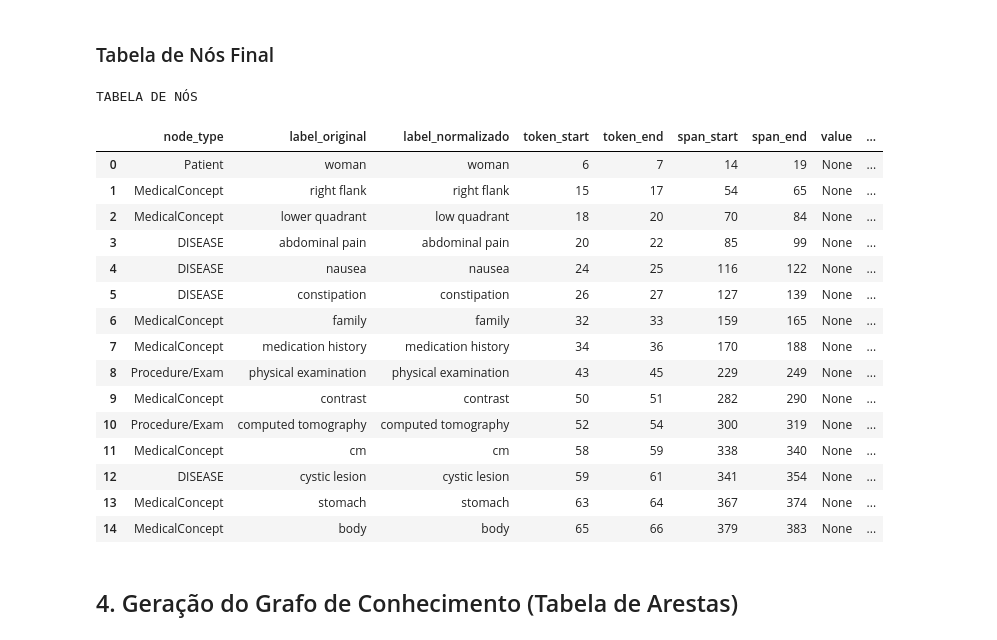
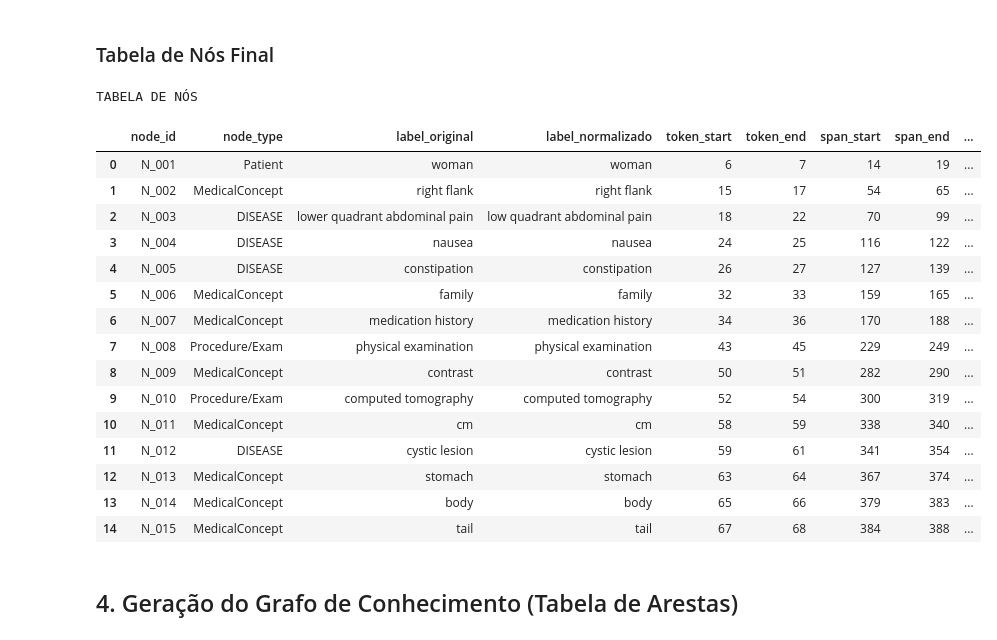
Before and after one commit to jpfrare/MC896-NLP, a Jupyter notebook: project1/pipelines/notebooks/pipeline_spacy.ipynb, the cells around one changed output. Drawn from its saved outputs; the diff is of its cells as text; code cells hidden in the pictures.

Commit message:
comenta e adiciona criação de arquivos de dados

```diff
--- a/project1/pipelines/notebooks/pipeline_spacy.ipynb
+++ b/project1/pipelines/notebooks/pipeline_spacy.ipynb
@@ -109,3 +103,35 @@ if patient_matches:
 PATIENT_NODE_LABEL = patient_label
 # %% [markdown]
 ### Matcher para resgatar exames, procedimentos e conceitos clínicos
+# %%
+#lista de termos relacionados a doenças/sintomas
+disease_keywords = [
+    "pain", "nausea", "constipation", "malignancy", "neoplasm", "bleeding",
+    "cyst", "lesion", "abnormality", "gdc", "tumor", "mass", "carcinoma",
+    "adenocarcinoma", "melanoma", "sarcoma", "lymphoma", "leukemia", "metastasis",
+    "cancer", "nodule", "polyp", "ulcer", "inflammation", "infection", "abscess",
+    "sepsis", "fever", "chills", "fatigue", "weakness", "dizziness", "vertigo",
+    "syncope", "headache", "migraine", "dyspnea", "shortness of breath", "cough",
+    "wheezing", "apnea", "pneumonia", "asthma", "copd", "emphysema", "bronchitis",
+    "tuberculosis", "hypertension", "hypotension", "infarction", "ischemia",
+    "arrhythmia", "tachycardia", "bradycardia", "fibrillation", "heart failure",
+    "stroke", "aneurysm", "thrombosis", "embolism", "hemorrhage", "anemia",
+    "leukopenia", "thrombocytopenia", "coagulopathy", "diabetes", "hypothyroidism",
+    "hyperthyroidism", "obesity", "malnutrition", "anorexia", "diarrhea",
+    "vomiting", "dysphagia", "reflux", "gerd", "cirrhosis", "hepatitis",
+    "jaundice", "pancreatitis", "appendicitis", "cholecystitis", "gallstones",
+    "obstruction", "perforation", "rupture", "fistula", "stricture", "hernia",
+    "ileus", "arthritis", "osteoarthritis", "rheumatoid arthritis", "osteoporosis",
+    "fracture", "dislocation", "sprain", "strain", "myalgia", "arthralgia",
+    "neuropathy", "neuralgia", "seizure", "epilepsy", "dementia", "alzheimer",
+    "parkinson", "tremor", "paralysis", "paresis", "aphasia", "depression",
+    "anxiety", "schizophrenia", "bipolar disorder", "insomnia", "rash",
+    "erythema", "pruritus", "itching", "eczema", "psoriasis", "dermatitis",
+    "cellulitis", "edema", "swelling", "effusion", "ascites", "hematoma",
+    "bruise", "contusion", "laceration", "wound", "burn", "scar", "fibrosis",
+    "sclerosis", "atrophy", "hypertrophy", "hyperplasia", "dysplasia",
+    "syndrome", "disorder", "disease", "condition", "defect", "deformity",
+    "anomaly", "failure", "insufficiency", "dysfunction", "impairment",
+    "allergies", "anaphylaxis", "hypoxia", "hypoxemia", "acidosis", "alkalosis",
+    "hyperkalemia", "hypokalemia", "hyponatremia", "hypernatremia", "dehydration"
+]
@@ -184,28 +255,33 @@ display(entities_df.head(15))
 # %% [markdown]
 ### Tabela de Nós Final
 # %%
-entities_df = pd.DataFrame(extracted_entities).drop_duplicates(subset=['label_normalizado']).reset_index(drop=True)
+#concatena as entidades e medidas extraídas em um único dataframe de nós
 final_nodes_df = pd.concat([entities_df, measurements_df], ignore_index=True)
+final_nodes_df.insert(0, 'node_id', [f"N_{i+1:03d}" for i in range(len(final_nodes_df))])
+
+#exporta os nós como arquivo final
+final_nodes_df.to_csv(PROCESSED / 'nodes.csv', index=False)
+
 print(f"TABELA DE NÓS")
 display(final_nodes_df.head(15))
 # %% [output]
 TABELA DE NÓS
-|  | node_type | label_original | label_normalizado | token_start | token_end | span_start | span_end | value | ... |
-| 0 | Patient | woman | woman | 6 | 7 | 14 | 19 | None | ... |
-| 1 | MedicalConcept | right flank | right flank | 15 | 17 | 54 | 65 | None | ... |
-| 2 | MedicalConcept | lower quadrant | low quadrant | 18 | 20 | 70 | 84 | None | ... |
-| 3 | DISEASE | abdominal pain | abdominal pain | 20 | 22 | 85 | 99 | None | ... |
-| 4 | DISEASE | nausea | nausea | 24 | 25 | 116 | 122 | None | ... |
-| 5 | DISEASE | constipation | constipation | 26 | 27 | 127 | 139 | None | ... |
-| 6 | MedicalConcept | family | family | 32 | 33 | 159 | 165 | None | ... |
-| 7 | MedicalConcept | medication history | medication history | 34 | 36 | 170 | 188 | None | ... |
-| 8 | Procedure/Exam | physical examination | physical examination | 43 | 45 | 229 | 249 | None | ... |
-| 9 | MedicalConcept | contrast | contrast | 50 | 51 | 282 | 290 | None | ... |
-| 10 | Procedure/Exam | computed tomography | computed tomography | 52 | 54 | 300 | 319 | None | ... |
-| 11 | MedicalConcept | cm | cm | 58 | 59 | 338 | 340 | None | ... |
-| 12 | DISEASE | cystic lesion | cystic lesion | 59 | 61 | 341 | 354 | None | ... |
-| 13 | MedicalConcept | stomach | stomach | 63 | 64 | 367 | 374 | None | ... |
-| 14 | MedicalConcept | body | body | 65 | 66 | 379 | 383 | None | ... |
+|  | node_id | node_type | label_original | label_normalizado | token_start | token_end | span_start | span_end | ... |
+| 0 | N_001 | Patient | woman | woman | 6 | 7 | 14 | 19 | ... |
+| 1 | N_002 | MedicalConcept | right flank | right flank | 15 | 17 | 54 | 65 | ... |
+| 2 | N_003 | DISEASE | lower quadrant abdominal pain | low quadrant abdominal pain | 18 | 22 | 70 | 99 | ... |
+| 3 | N_004 | DISEASE | nausea | nausea | 24 | 25 | 116 | 122 | ... |
+| 4 | N_005 | DISEASE | constipation | constipation | 26 | 27 | 127 | 139 | ... |
+| 5 | N_006 | MedicalConcept | family | family | 32 | 33 | 159 | 165 | ... |
+| 6 | N_007 | MedicalConcept | medication history | medication history | 34 | 36 | 170 | 188 | ... |
+| 7 | N_008 | Procedure/Exam | physical examination | physical examination | 43 | 45 | 229 | 249 | ... |
+| 8 | N_009 | MedicalConcept | contrast | contrast | 50 | 51 | 282 | 290 | ... |
+| 9 | N_010 | Procedure/Exam | computed tomography | computed tomography | 52 | 54 | 300 | 319 | ... |
+| 10 | N_011 | MedicalConcept | cm | cm | 58 | 59 | 338 | 340 | ... |
+| 11 | N_012 | DISEASE | cystic lesion | cystic lesion | 59 | 61 | 341 | 354 | ... |
+| 12 | N_013 | MedicalConcept | stomach | stomach | 63 | 64 | 367 | 374 | ... |
+| 13 | N_014 | MedicalConcept | body | body | 65 | 66 | 379 | 383 | ... |
+| 14 | N_015 | MedicalConcept | tail | tail | 67 | 68 | 384 | 388 | ... |
 # %% [markdown]
 ## 4. Geração do Grafo de Conhecimento (Tabela de Arestas)
 # %%
```
Also changed, not shown: parts of 17 cells of this notebook.
